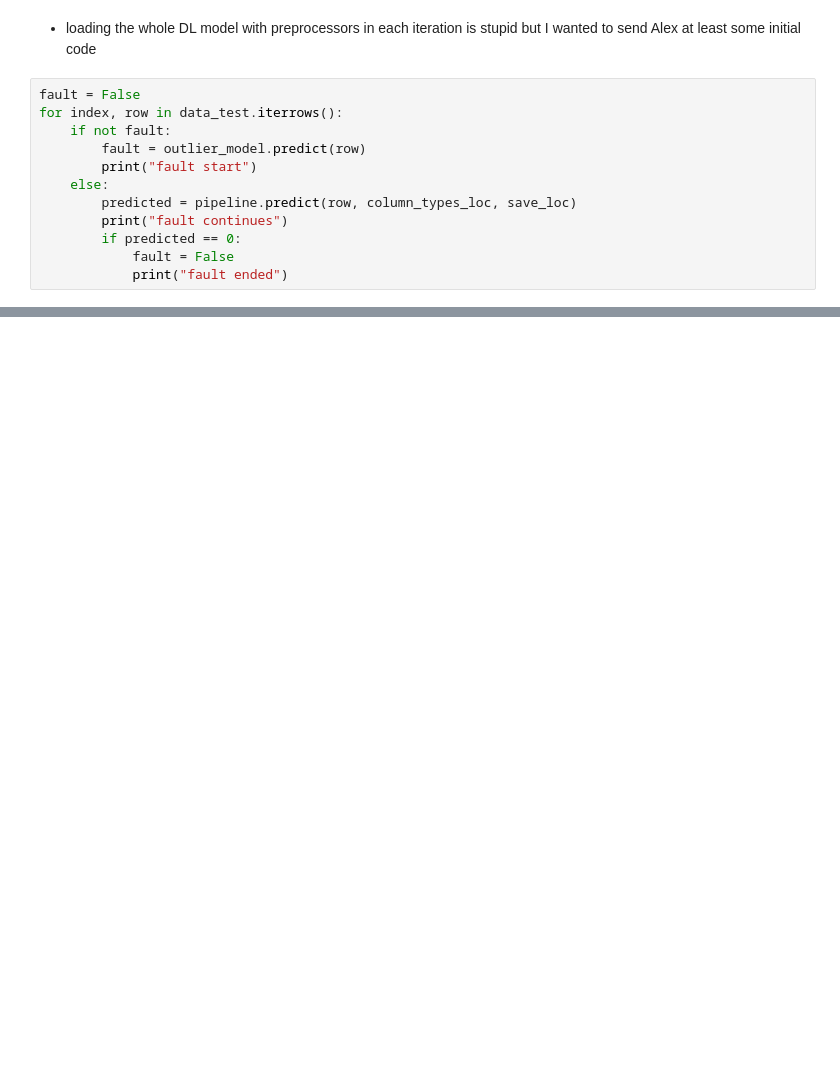
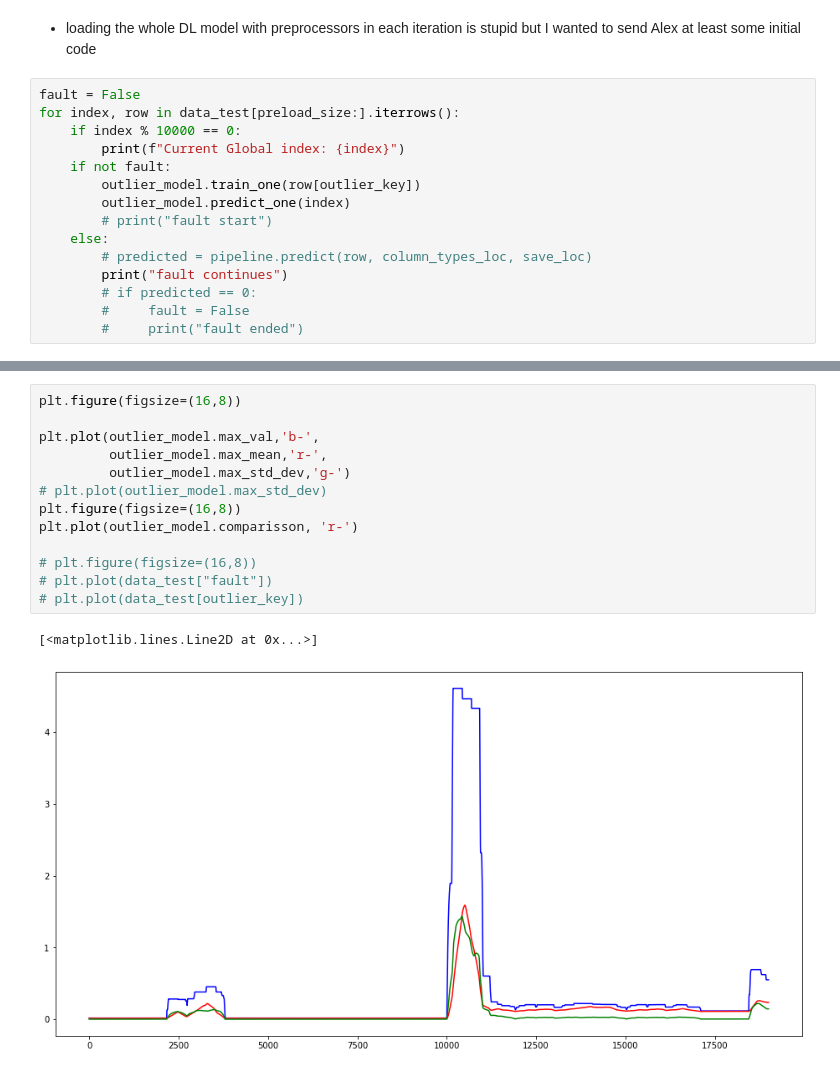
Before and after one commit to 5uperpalo/FIREMAN-project, a Jupyter notebook: 12_pipeline_update.ipynb, the cells around one changed output, grey strips where cells are left out. Drawn from its saved outputs; the diff is of its cells as text; blank space fills up the shorter version.

```diff
--- a/12_pipeline_update.ipynb
+++ b/12_pipeline_update.ipynb
@@ -124,13 +109,16 @@ data_test.head()
 * loading the whole DL model with preprocessors in each iteration is stupid but I wanted to send Alex at least some initial code
 # %%
 fault = False
-for index, row in data_test.iterrows():
+for index, row in data_test[preload_size:].iterrows():
+    if index % 10000 == 0:
+        print(f"Current Global index: {index}")
     if not fault:
-        fault = outlier_model.predict(row)
-        print("fault start")
+        outlier_model.train_one(row[outlier_key])
+        outlier_model.predict_one(index)
+        # print("fault start")
     else:
-        predicted = pipeline.predict(row, column_types_loc, save_loc)
+        # predicted = pipeline.predict(row, column_types_loc, save_loc)
         print("fault continues")
-        if predicted == 0:
-            fault = False
-            print("fault ended")
+        # if predicted == 0:
+        #     fault = False
+        #     print("fault ended")
@@ -136,0 +129,16 @@ for index, row in data_test.iterrows():
+# %%
+plt.figure(figsize=(16,8))
+
+plt.plot(outlier_model.max_val,'b-',
+         outlier_model.max_mean,'r-',
+         outlier_model.max_std_dev,'g-')
+# plt.plot(outlier_model.max_std_dev)
+plt.figure(figsize=(16,8))
+plt.plot(outlier_model.comparisson, 'r-')
+
+# plt.figure(figsize=(16,8))
+# plt.plot(data_test["fault"])
+# plt.plot(data_test[outlier_key])
+# %% [output]
+[<matplotlib.lines.Line2D at 0x...>]
+[figure, added]
```
Also changed, not shown: parts of 10 cells of this notebook, 5 other files.
